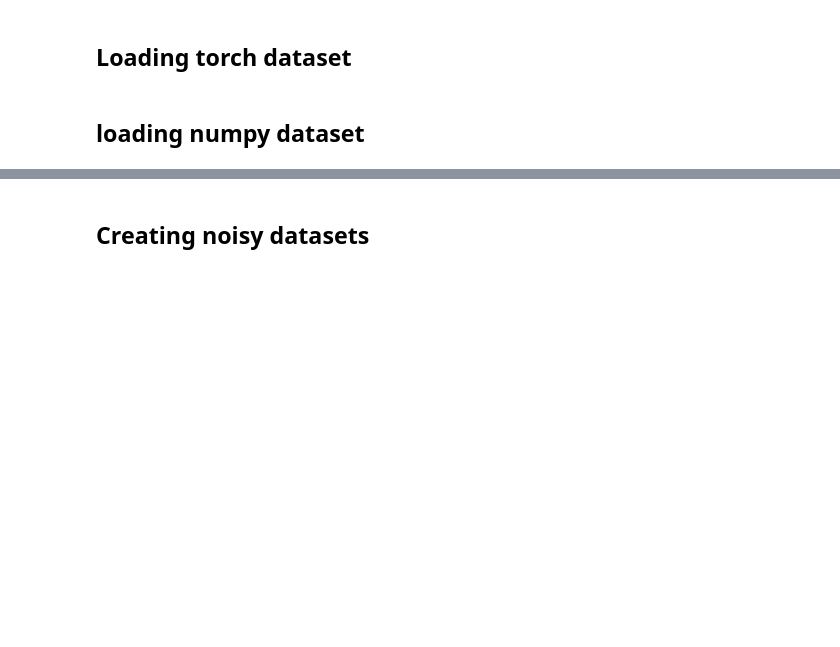
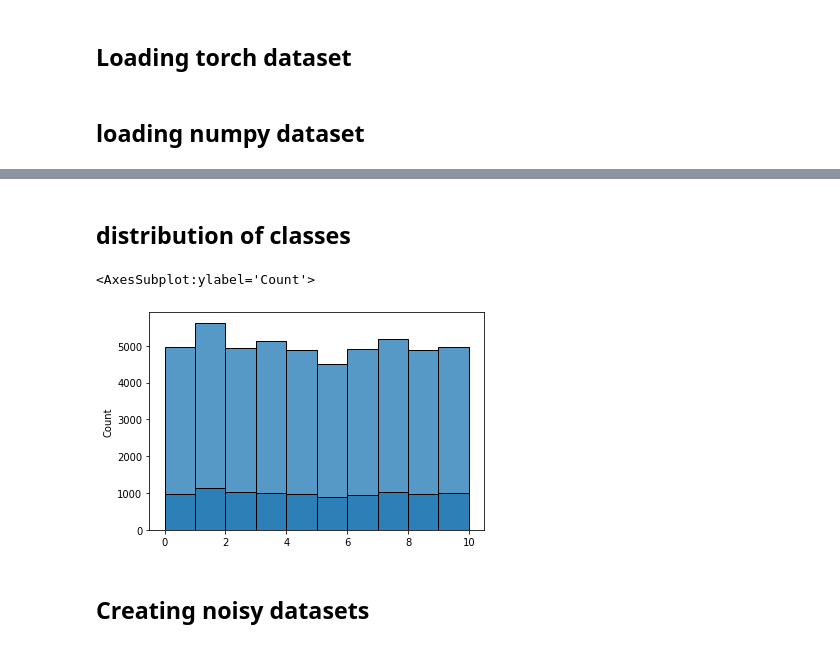
Before and after one commit to navidmdn/cse555-final-project, a Jupyter notebook: main.ipynb, the cells around one changed output, grey strips where cells are left out. Cells and saved outputs as stored; diff of their text form; code cells hidden in the pictures; blank space fills up the shorter version.

```diff
--- a/main.ipynb
+++ b/main.ipynb
@@ -81,3 +85,11 @@ print(train_x.shape, test_x.shape, train_y.shape, test_y.shape)
+# %% [markdown]
+## distribution of classes
+# %%
+sns.histplot(train_y, bins=[i for i in range(11)])
+sns.histplot(test_y, bins=[i for i in range(11)])
+# %% [output]
+<AxesSubplot:ylabel='Count'>
+[figure, added]
 # %% [markdown]
 ## Creating noisy datasets
 # %% [markdown]
```
Also changed, not shown: parts of 14 cells of this notebook.
